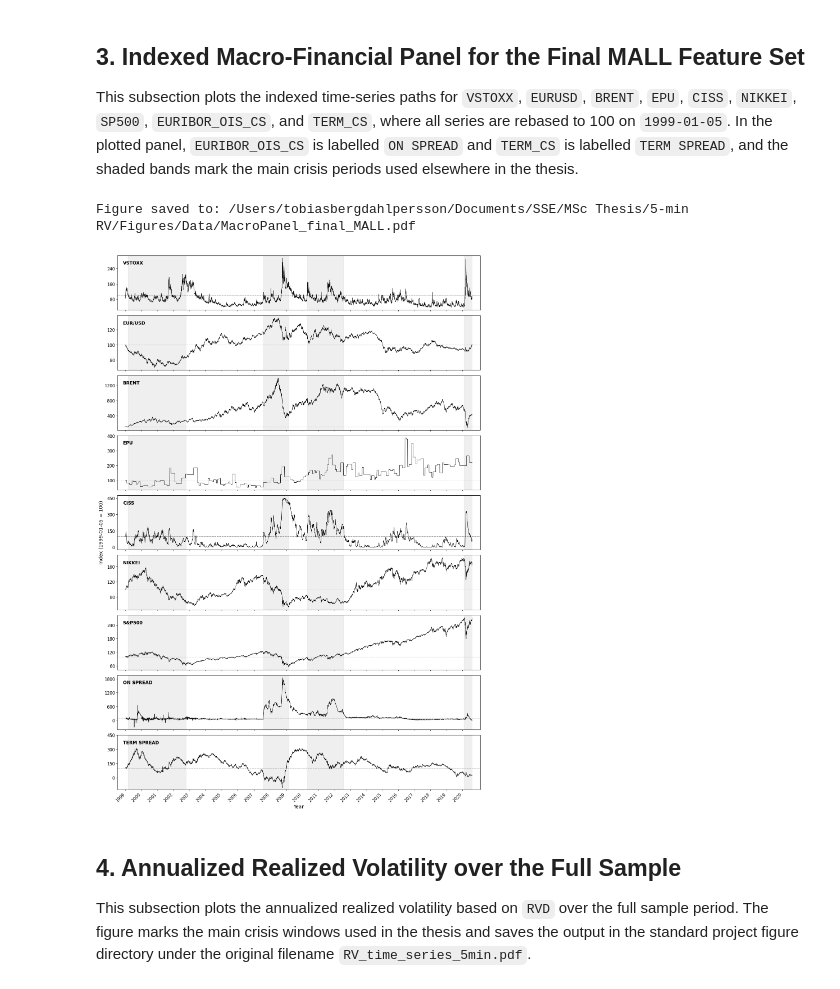
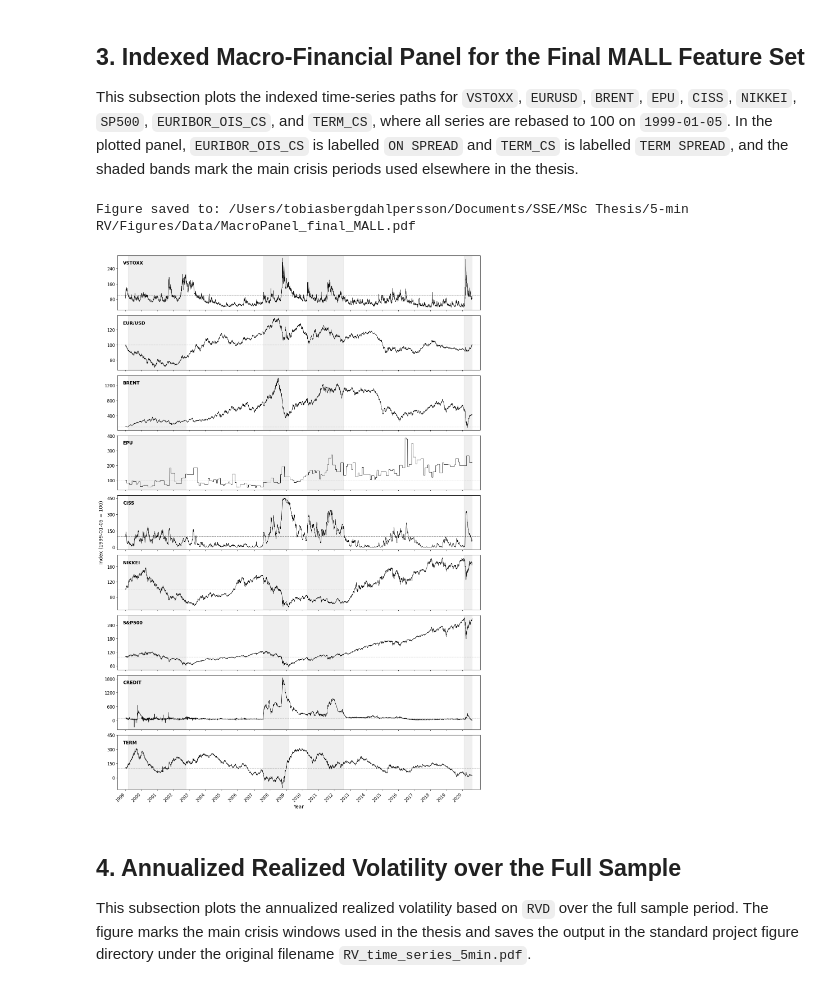
Before and after one commit to tobiasctpersson/MSc-Thesis, a Jupyter notebook: 5-min RV/Python Code/Summary Statistics/Summary_statistics.ipynb, the cells around one changed output. Cells and saved outputs as stored; diff of their text form; code cells hidden in the pictures.

```diff
--- a/5-min RV/Python Code/Summary Statistics/Summary_statistics.ipynb
+++ b/5-min RV/Python Code/Summary Statistics/Summary_statistics.ipynb
@@ -204,7 +204,7 @@ crisis_periods = [
 ]
 
 series_names = ["VSTOXX", "EURUSD", "BRENT", "EPU", "CISS", "NIKKEI", "SP500", "ON_SPREAD", "TERM_SPREAD"]
-panel_labels = ["VSTOXX", "EUR/USD", "BRENT", "EPU", "CISS", "NIKKEI", "S&P500", "ON SPREAD", "TERM SPREAD"]
+panel_labels = ["VSTOXX", "EUR/USD", "BRENT", "EPU", "CISS", "NIKKEI", "S&P500", "CREDIT", "TERM"]
 
 start_data = df_indexed.index.min()
 end_data = df_indexed.index.max()
@@ -265,34 +265,34 @@ for ax, col, label in zip(axes, series_names, panel_labels):
         ax.set_ylim(top=450)
     ax.grid(False)
     ax.set_xlim(start_data - padding, end_data + padding)
 
 axes[-1].xaxis.set_major_locator(mdates.YearLocator(1))
 axes[-1].xaxis.set_major_formatter(mdates.DateFormatter("%Y"))
 axes[-1].set_xticks(pd.date_range("1999-01-01", "2020-01-01", freq="YS"))
 
 plt.setp(
     axes[-1].get_xticklabels(),
     rotation=45,
     ha="right",
     fontsize=10.5
 )
 
 for ax in axes[:-1]:
     ax.tick_params(axis="x", labelbottom=False)
 
 fig.supylabel("Index (1999-01-05 = 100)", fontsize=12.5, x=0.02)
 axes[-1].set_xlabel("Year", fontsize=12.5)
 
 plt.tight_layout()
 fig.subplots_adjust(hspace=0.10)
 
 figure_path = figure_dir / "MacroPanel_final_MALL.pdf"
 plt.savefig(figure_path, format="pdf", bbox_inches="tight")
 print(f"Figure saved to: {figure_path}")
 plt.show()
 # %% [output]
 Figure saved to: /Users/tobiasbergdahlpersson/Documents/SSE/MSc Thesis/5-min RV/Figures/Data/MacroPanel_final_MALL.pdf
-[figure, old version]
+[figure, new version]
 # %% [markdown]
 ## 4. Annualized Realized Volatility over the Full Sample
 
```
Also changed, not shown: 14 other files.
